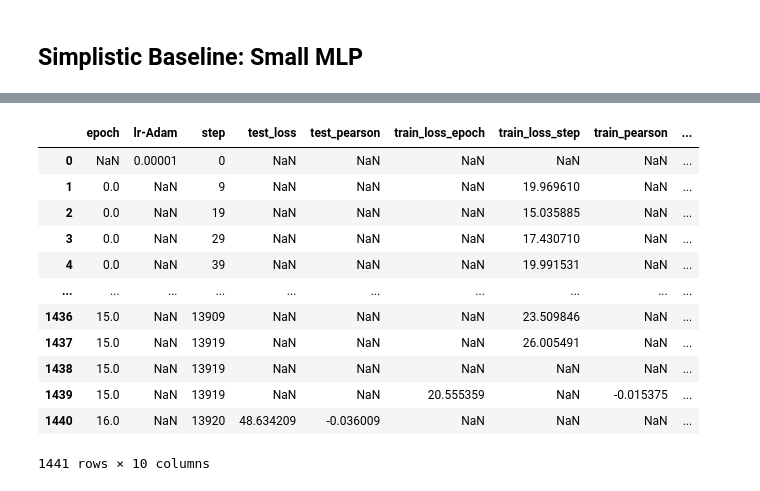
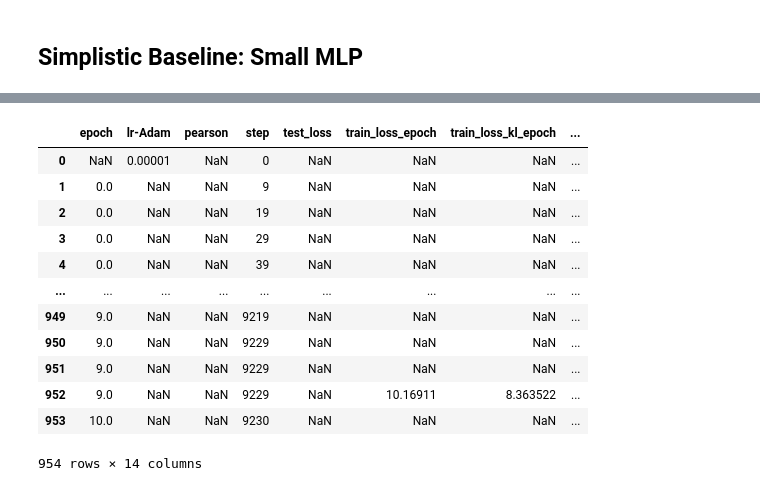
Before and after one commit to NTBiotech/scMLCourse, a Jupyter notebook: notebooks/task_3_perturbation.ipynb, the cells around one changed output, grey strips where cells are left out. Cells and saved outputs as stored; diff of their text form; code cells hidden in the pictures.

```diff
--- a/notebooks/task_3_perturbation.ipynb
+++ b/notebooks/task_3_perturbation.ipynb
@@ -67,17 +158,17 @@ TPU available: False, using: 0 TPU cores
 # %%
-logs = pd.read_csv(log_dir/"pert_regressor/version_3/metrics.csv")
+logs = pd.read_csv(log_dir/"cvae/version_1/metrics.csv")
 logs
 # %% [output]
-|  | epoch | lr-Adam | step | test_loss | test_pearson | train_loss_epoch | train_loss_step | train_pearson | ... |
-| 0 | NaN | 0.00001 | 0 | NaN | NaN | NaN | NaN | NaN | ... |
-| 1 | 0.0 | NaN | 9 | NaN | NaN | NaN | 19.969610 | NaN | ... |
-| 2 | 0.0 | NaN | 19 | NaN | NaN | NaN | 15.035885 | NaN | ... |
-| 3 | 0.0 | NaN | 29 | NaN | NaN | NaN | 17.430710 | NaN | ... |
-| 4 | 0.0 | NaN | 39 | NaN | NaN | NaN | 19.991531 | NaN | ... |
-| ... | ... | ... | ... | ... | ... | ... | ... | ... | ... |
-| 1436 | 15.0 | NaN | 13909 | NaN | NaN | NaN | 23.509846 | NaN | ... |
-| 1437 | 15.0 | NaN | 13919 | NaN | NaN | NaN | 26.005491 | NaN | ... |
-| 1438 | 15.0 | NaN | 13919 | NaN | NaN | NaN | NaN | NaN | ... |
-| 1439 | 15.0 | NaN | 13919 | NaN | NaN | 20.555359 | NaN | -0.015375 | ... |
-| 1440 | 16.0 | NaN | 13920 | 48.634209 | -0.036009 | NaN | NaN | NaN | ... |
+|  | epoch | lr-Adam | pearson | step | test_loss | train_loss_epoch | train_loss_kl_epoch | ... |
+| 0 | NaN | 0.00001 | NaN | 0 | NaN | NaN | NaN | ... |
+| 1 | 0.0 | NaN | NaN | 9 | NaN | NaN | NaN | ... |
+| 2 | 0.0 | NaN | NaN | 19 | NaN | NaN | NaN | ... |
+| 3 | 0.0 | NaN | NaN | 29 | NaN | NaN | NaN | ... |
+| 4 | 0.0 | NaN | NaN | 39 | NaN | NaN | NaN | ... |
+| ... | ... | ... | ... | ... | ... | ... | ... | ... |
+| 949 | 9.0 | NaN | NaN | 9219 | NaN | NaN | NaN | ... |
+| 950 | 9.0 | NaN | NaN | 9229 | NaN | NaN | NaN | ... |
+| 951 | 9.0 | NaN | NaN | 9229 | NaN | NaN | NaN | ... |
+| 952 | 9.0 | NaN | NaN | 9229 | NaN | 10.16911 | 8.363522 | ... |
+| 953 | 10.0 | NaN | NaN | 9230 | NaN | NaN | NaN | ... |
-1441 rows × 10 columns
+954 rows × 14 columns
```
Also changed, not shown: parts of 13 cells of this notebook, 1 other file.
